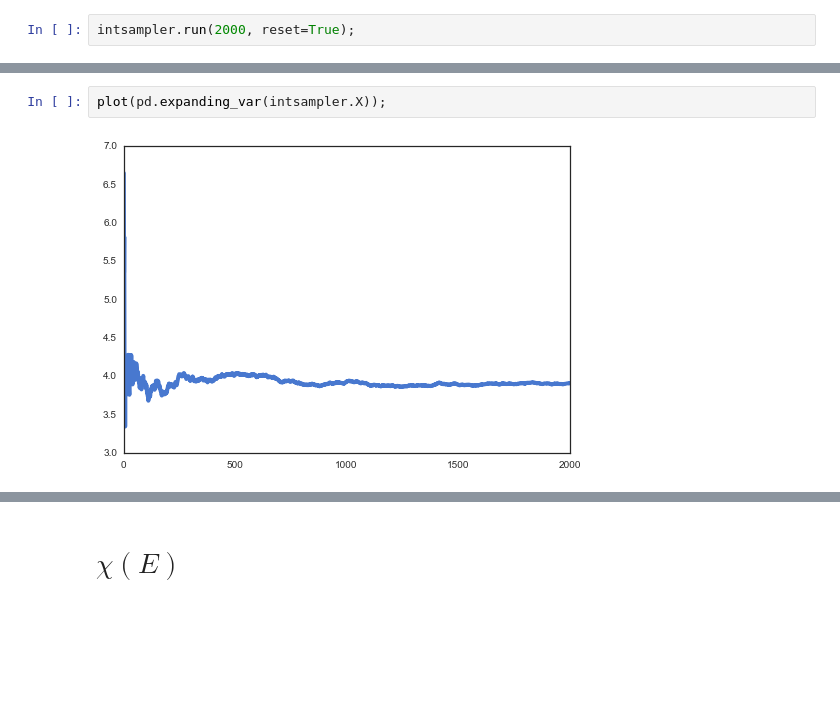
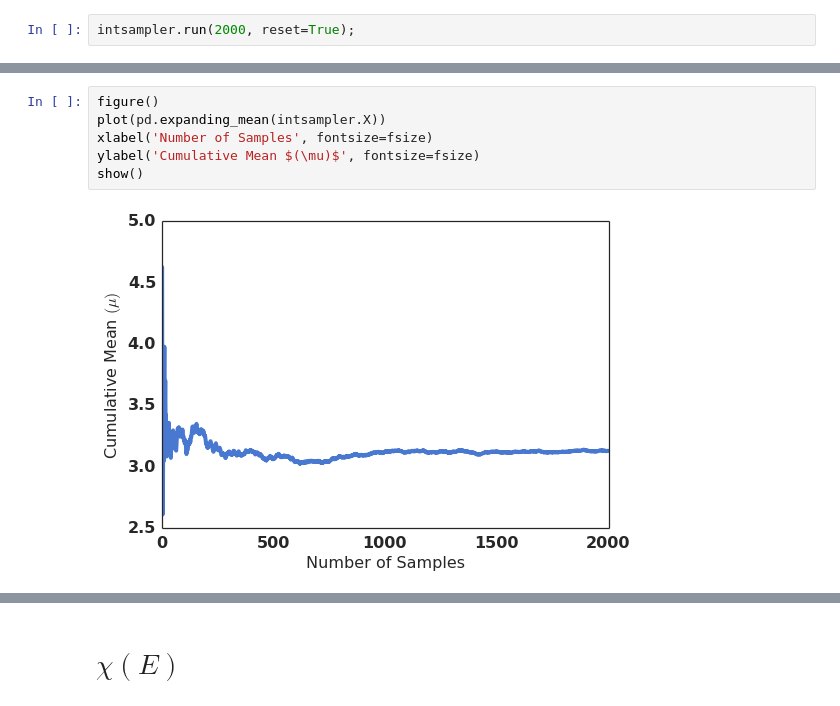
Before and after one commit to jasonmhite/NE770-Reports, a Jupyter notebook: hw1/hw1.ipynb, the cells around one changed output, grey strips where cells are left out. Cells and saved outputs as stored; diff of their text form; blank space fills up the shorter version.

```diff
--- a/hw1/hw1.ipynb
+++ b/hw1/hw1.ipynb
@@ -36,4 +42,8 @@ plot(pd.expanding_mean(intsampler.X));
-# %%
-plot(pd.expanding_var(intsampler.X));
-# %% [output]
-[figure, removed]
+# %%
+figure()
+plot(pd.expanding_mean(intsampler.X))
+xlabel('Number of Samples', fontsize=fsize)
+ylabel('Cumulative Mean $(\mu)$', fontsize=fsize)
+show()
+# %% [output]
+[figure, added]
```
Also changed, not shown: parts of 10 cells of this notebook, 5 other files.
